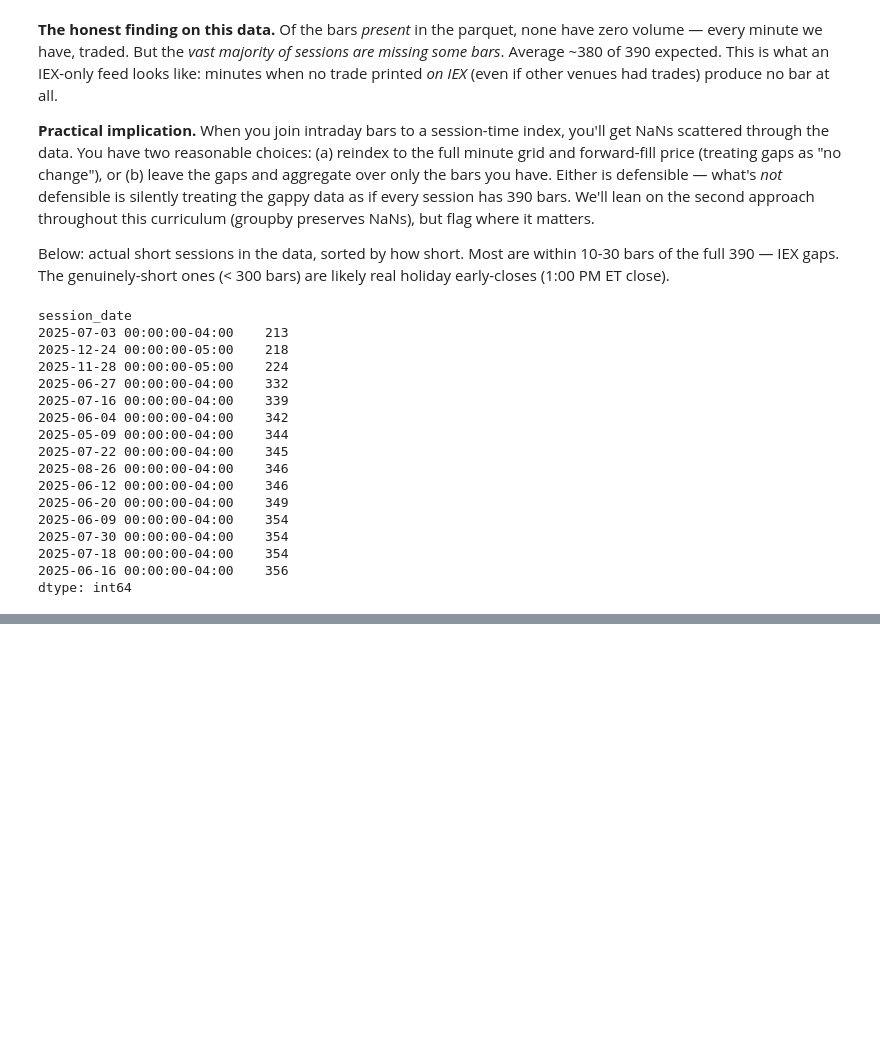
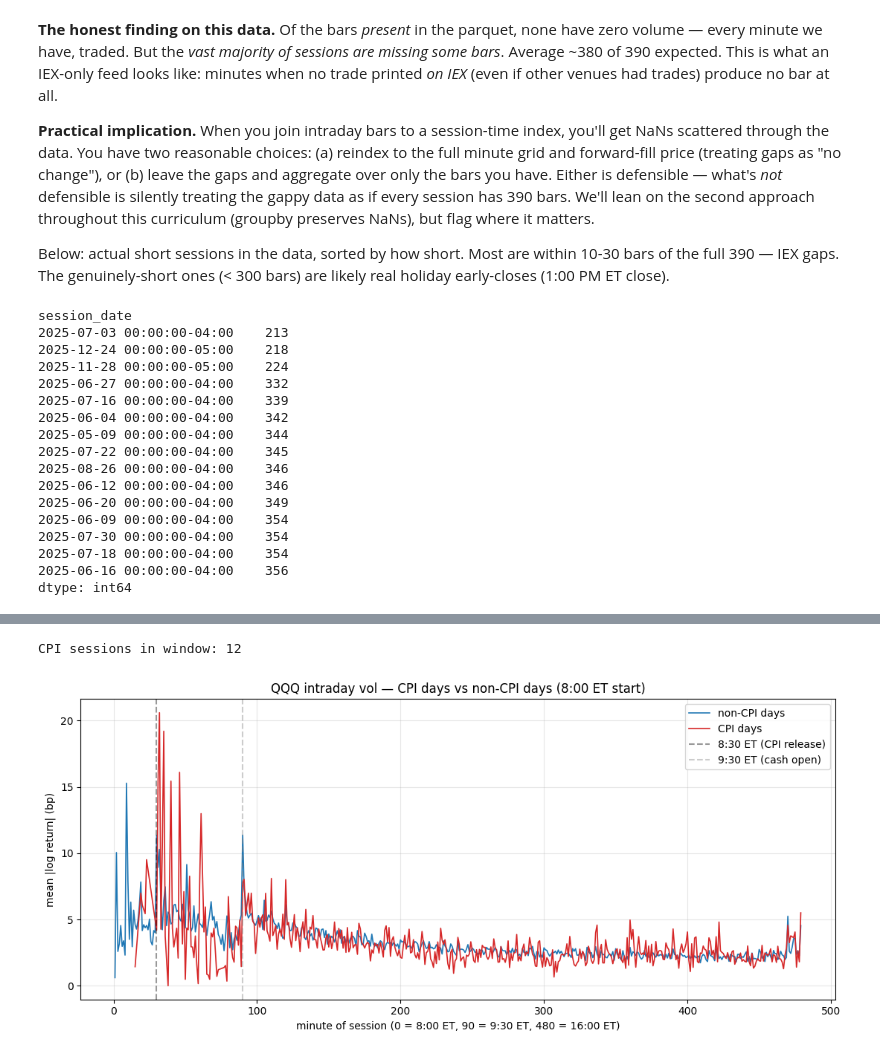
Before and after one commit to MichaelHelmers/quantitative-analysis, a Jupyter notebook: 06-bridge-to-intraday/lesson.ipynb, the cells around one changed output, grey strips where cells are left out. Cells and saved outputs as stored; diff of their text form; code cells hidden in the pictures; blank space fills up the shorter version.

```diff
--- a/06-bridge-to-intraday/lesson.ipynb
+++ b/06-bridge-to-intraday/lesson.ipynb
@@ -258,0 +457,75 @@ See the README for full prompts. Briefly:
+# %%
+# Exercise 3: CPI release seasonality.
+# Hardcode BLS CPI release dates in the data window, re-filter to include pre-market
+# (8:00-9:30 ET) plus RTH, and aggregate mean |r| per minute_of_day on CPI vs non-CPI days.
+
+# Pre-market starts thin around 4:00 ET; restrict to 8:00 ET onwards to keep the chart
+# focused on the 8:30 release minute and the rollover into the 9:30 cash open.
+ETH_OPEN = 8 * 60                          # 8:00 ET
+ext = qqq[(qqq["minute_of_day"] >= ETH_OPEN) & (qqq["minute_of_day"] < RTH_CLOSE)].copy()
+ext["minute_of_session"] = ext["minute_of_day"] - ETH_OPEN  # 0 = 8:00, 30 = 8:30, 90 = 9:30
+ext["session_date"] = ext.index.normalize()
+ext["log_ret"] = np.log(ext["close"] / ext["close"].shift(1))
+ext_first = ext.groupby("session_date").head(1).index
+ext.loc[ext_first, "log_ret"] = np.nan
+
+# CPI release dates (BLS schedule; each is the announcement of the prior month's reading).
+cpi_candidate = [
+    "2025-05-13", "2025-06-11", "2025-07-15", "2025-08-12", "2025-09-11",
+    "2025-10-24", "2025-11-13", "2025-12-10", "2026-01-14", "2026-02-11",
+    "2026-03-11", "2026-04-15",
+]
+cpi_dates = pd.to_datetime(cpi_candidate).tz_localize("America/New_York")
+cpi_set = set(d.normalize() for d in cpi_dates)
+ext["is_cpi"] = ext["session_date"].isin(cpi_set)
+print(f"CPI sessions in window: {len(cpi_set)}")
+
+def ushape_ext(r):
+    return (r.dropna(subset=["log_ret"])
+             .groupby("minute_of_session")["log_ret"]
+             .apply(lambda s: s.abs().mean()))
+
+cpi_u = ushape_ext(ext[ext["is_cpi"]])
+non_u = ushape_ext(ext[~ext["is_cpi"]])
+
+fig, ax = plt.subplots(figsize=(11, 5))
+ax.plot(non_u.index, non_u.values * 1e4, lw=1.2, label="non-CPI days")
+ax.plot(cpi_u.index, cpi_u.values * 1e4, lw=1.2, color="tab:red", label="CPI days")
+ax.axvline(30, color="black", linestyle="--", alpha=0.4, label="8:30 ET (CPI release)")  # minute 30 = 8:30
+ax.axvline(90, color="gray",  linestyle="--", alpha=0.4, label="9:30 ET (cash open)")    # minute 90 = 9:30
+ax.set_xlabel("minute of session (0 = 8:00 ET, 90 = 9:30 ET, 480 = 16:00 ET)")
+ax.set_ylabel("mean |log return| (bp)")
+ax.set_title("QQQ intraday vol — CPI days vs non-CPI days (8:00 ET start)")
+ax.legend(); ax.grid(alpha=0.3); plt.tight_layout(); plt.show()
+
+# Aggregate around the release vs around the cash open. We use small windows (5 minutes)
+# rather than single minutes because pre-market IEX prints are sparse — see §7's gap discussion.
+def win(lo, hi, mask):
+    return ext[(ext["minute_of_session"] >= lo) & (ext["minute_of_session"] < hi) & mask]["log_ret"].abs()
+
+windows = [
+    ("8:30-8:34 release",   30, 35),
+    ("8:35-9:29 pre-open",  35, 90),
+    ("9:30-9:34 cash open", 90, 95),
+    ("12:30-12:34 midday", 270, 275),
+]
+rows = []
+for label, lo, hi in windows:
+    cv = win(lo, hi, ext["is_cpi"])
+    nv = win(lo, hi, ~ext["is_cpi"])
+    rows.append({
+        "window":           label,
+        "CPI bp":           cv.mean() * 1e4,
+        "CPI n bars":       int(cv.notna().sum()),
+        "non-CPI bp":       nv.mean() * 1e4,
+        "non-CPI n bars":   int(nv.notna().sum()),
+        "ratio":            cv.mean() / nv.mean() if nv.mean() else float("nan"),
+    })
+print(pd.DataFrame(rows).set_index("window").round(2))
+
+# How many CPI days actually have a bar present at the 8:30 minute? Important caveat.
+present_at_830 = sum(((ext["session_date"] == d) & (ext["minute_of_day"] == 510)).any() for d in cpi_set)
+print(f"\nCPI days with an IEX print at the 8:30 minute: {present_at_830} of {len(cpi_set)}")
+# %% [output]
+CPI sessions in window: 12
+[figure, added]
```
Also changed, not shown: parts of 10 cells of this notebook, 1 other file.
